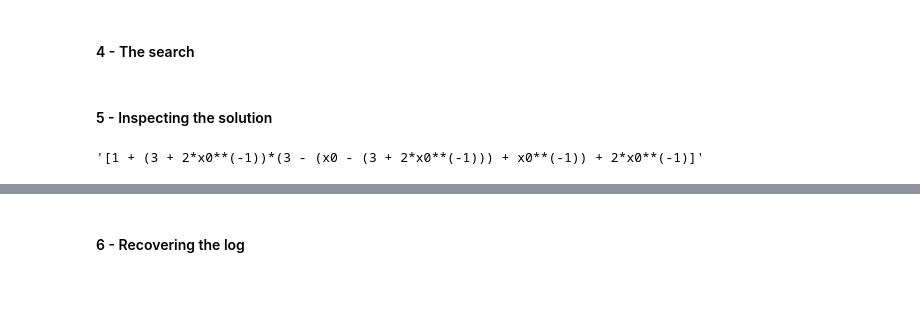
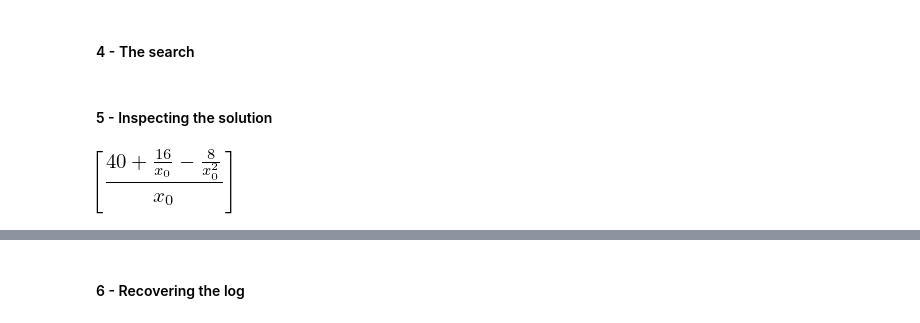
Before and after one commit to darioizzo/dcgp, a Jupyter notebook: doc/sphinx/notebooks/symbolic_regression_1.ipynb, the cells around one changed output, grey strips where cells are left out. Saved outputs shown, nothing was run; the diff lists cells and outputs as text; code cells hidden in the pictures; blank space fills up the shorter version.

```diff
--- a/doc/sphinx/notebooks/symbolic_regression_1.ipynb
+++ b/doc/sphinx/notebooks/symbolic_regression_1.ipynb
@@ -59,10 +64,11 @@ pop = algo.evolve(pop)
 # %% [markdown]
 #### 5 - Inspecting the solution
 # %%
-# Lets have a look to the symbolic represenattion of our model
-udp.prettier(pop.champion_x)
+# Lets have a look to the symbolic representation of our model (using sympy)
+
+parse_expr(udp.prettier(pop.champion_x))
 # %% [output]
-'[1 + (3 + 2*x0**(-1))*(3 - (x0 - (3 + 2*x0**(-1))) + x0**(-1)) + 2*x0**(-1)]'
+[figure, added]
 # %%
 # And lets see what our model actually predicts on the inputs
 Y_pred = udp.predict(X, pop.champion_x)
```
Also changed, not shown: parts of 4 cells of this notebook.
